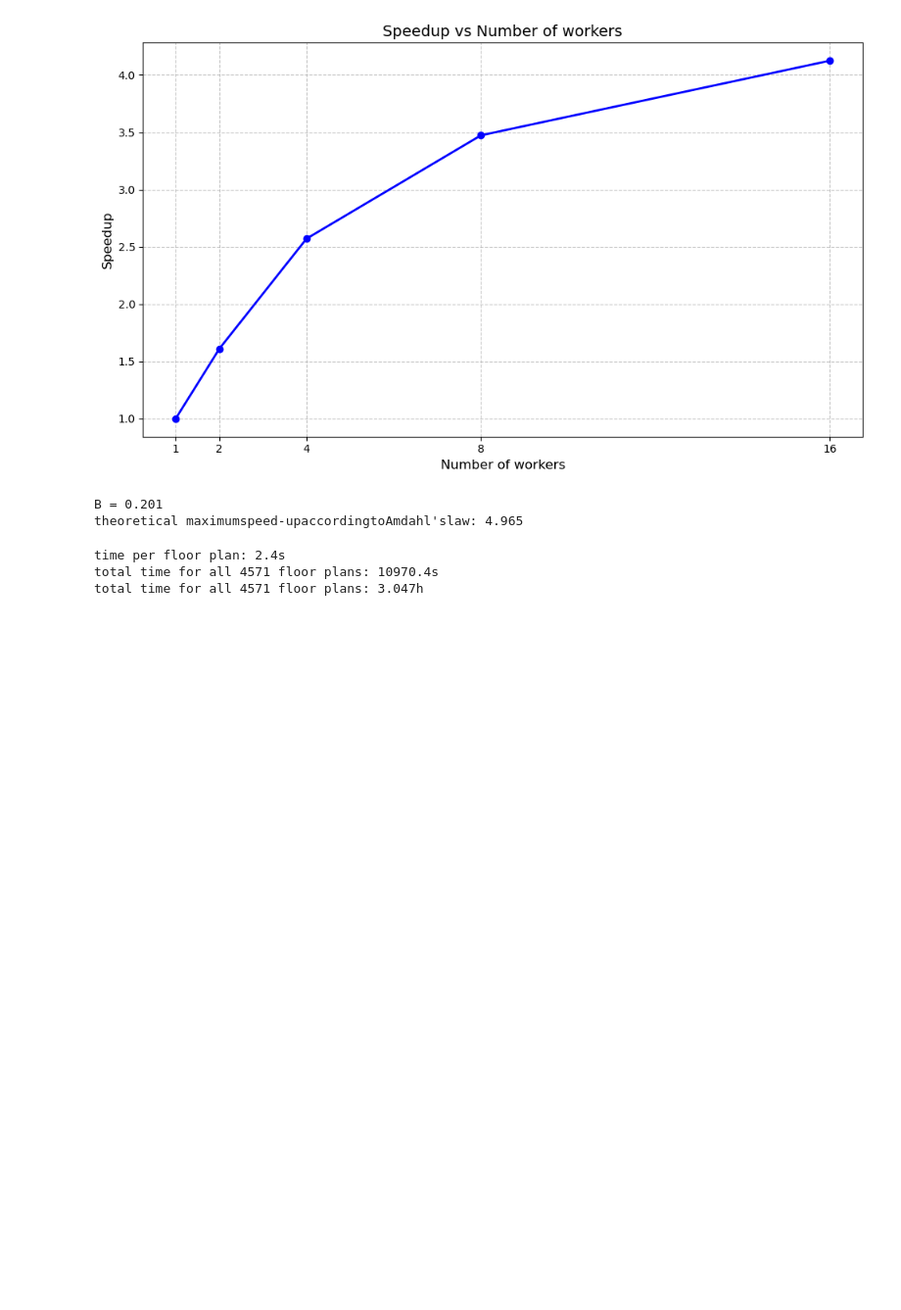
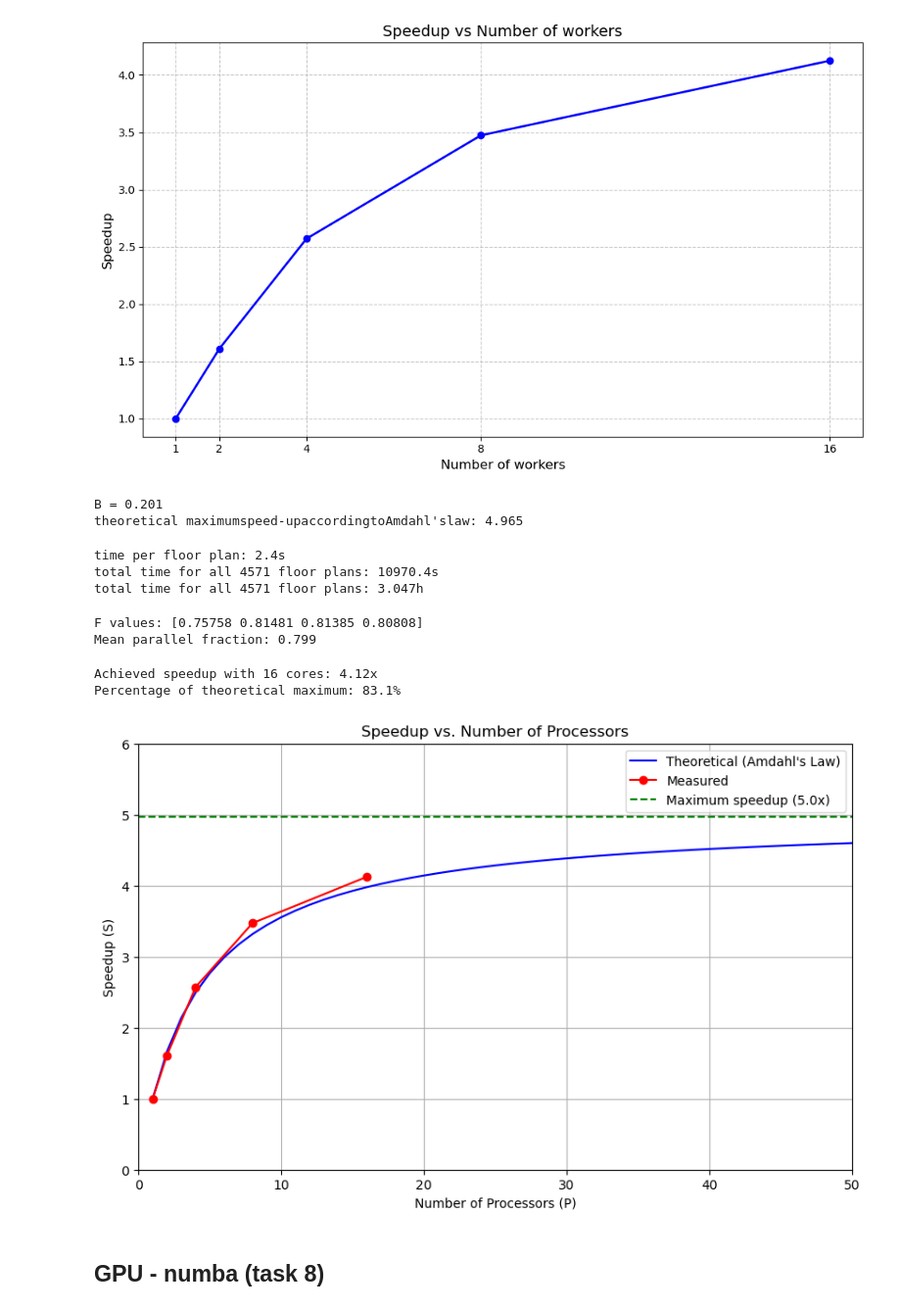
Before and after one commit to Xaelda/pyhpc-wallheating-project, a Jupyter notebook: Mads_jupyter.ipynb, the cells around one changed output. Shown: that part at 98% size. Cells and saved outputs as stored; diff of their text form; code cells hidden in the pictures; blank space fills up the shorter version.

```diff
--- a/Mads_jupyter.ipynb
+++ b/Mads_jupyter.ipynb
@@ -469,3 +471,60 @@ print(f"total time for all 4571 floor plans: {np.round(time_per_floor_plan*4571/
 time per floor plan: 2.4s
 total time for all 4571 floor plans: 10970.4s
 total time for all 4571 floor plans: 3.047h
+# %%
+P = np.array([1, 2, 4, 8, 16])  # Number of processors
+T = np.array([3*60+18, 2*60+3, 1*60+17, 57, 48])  # Execution times in seconds
+S = T[0]/T  # Speedup
+
+# Calculate F using: S = 1/((1-F) + F/P)
+# Rearranged as: F = (S-1)*P/(S*(P-1))
+
+S1 = S[1:]  # Skip the first element (speedup=1 for P=1)
+P1 = P[1:]  # Skip the first element
+F = (S1-1)*P1/(S1*(P1-1))
+
+print(f"F values: {F}")
+print(f"Mean parallel fraction: {np.round(F.mean(),3)}")
+# %% [output]
+F values: [0.75758 0.81481 0.81385 0.80808]
+Mean parallel fraction: 0.799
+# %%
+max_speedup = 1/(B)
+
+achieved_speedup = S[-1]  # Speedup with 16 cores
+percentage_of_max = (achieved_speedup / max_speedup) * 100
+
+print(f"Achieved speedup with 16 cores: {np.round(achieved_speedup, 2)}x")
+print(f"Percentage of theoretical maximum: {np.round(percentage_of_max, 1)}%")
+# %% [output]
+Achieved speedup with 16 cores: 4.12x
+Percentage of theoretical maximum: 83.1%
+# %%
+import numpy as np
+import matplotlib.pyplot as plt
+
+# Your existing data
+P_actual = np.array([1, 2, 4, 8, 16])
+S_actual = T[0]/T
+
+# Theoretical curve according to Amdahl's law
+P_theory = np.linspace(1, 100, 100)
+S_theory = 1 / (B + (1-B)/P_theory)
+
+plt.figure(figsize=(10, 6))
+plt.plot(P_theory, S_theory, 'b-', label="Theoretical (Amdahl's Law)")
+plt.plot(P_actual, S_actual, 'ro-', label="Measured")
+plt.axhline(y=1/B, color='g', linestyle='--', label=f"Maximum speedup ({np.round(1/B, 1)}x)")
+
+plt.xlabel('Number of Processors (P)')
+plt.ylabel('Speedup (S)')
+plt.title('Speedup vs. Number of Processors')
+plt.legend()
+plt.grid(True)
+plt.ylim(0, 6)
+plt.xlim(0, 50)
+plt.show()
+# %% [output]
+[figure, added]
+# %% [markdown]
+## GPU - numba (task 8)
```
Also changed, not shown: parts of 2 cells of this notebook.
